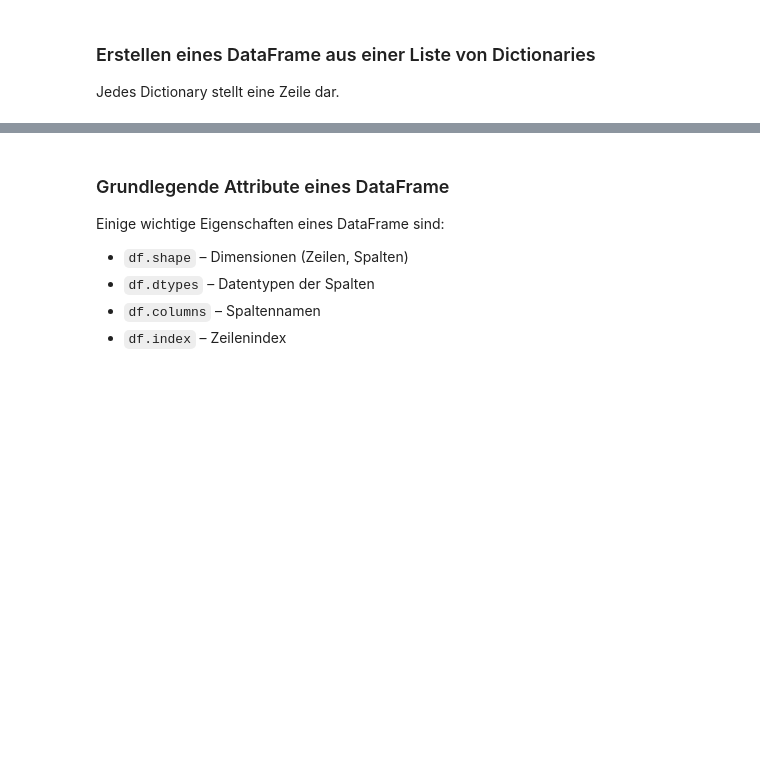
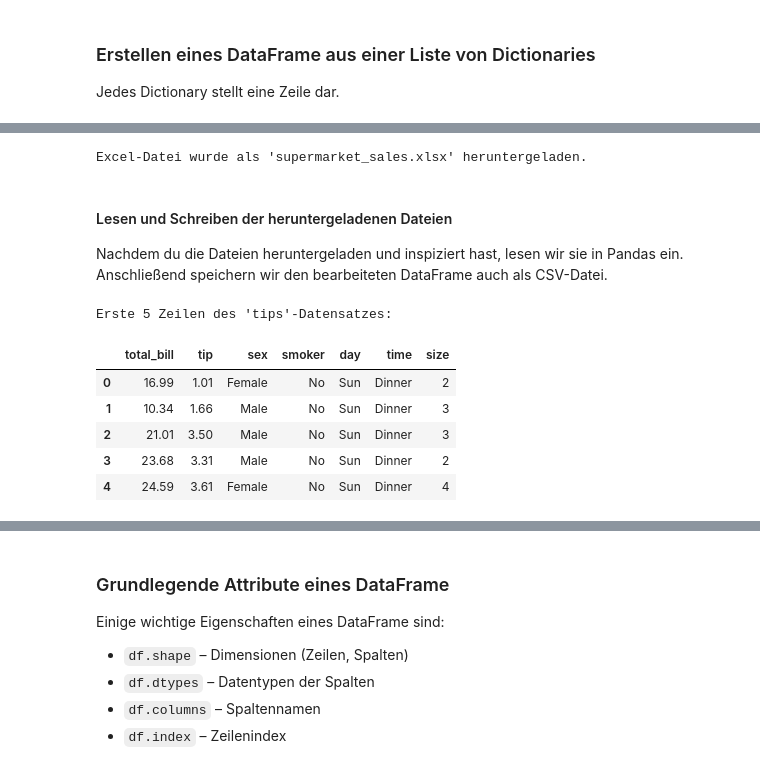
Before and after one commit to hussamalafandi/python-course-3, a Jupyter notebook: day_6/06_pandas.ipynb, the cells around one changed output, grey strips where cells are left out. Saved outputs shown, nothing was run; the diff lists cells and outputs as text; code cells hidden in the pictures; blank space fills up the shorter version.

```diff
--- a/day_6/06_pandas.ipynb
+++ b/day_6/06_pandas.ipynb
@@ -104,0 +148,24 @@ df_csv.to_csv('output.csv', index=False)
+# %%
+url_excel = "https://github.com/plotly/datasets/raw/refs/heads/master/supermarket_sales.xlsx"
+filename_excel = "supermarket_sales.xlsx"
+urllib.request.urlretrieve(url_excel, filename_excel)
+print(f"Excel-Datei wurde als '{filename_excel}' heruntergeladen.")
+# %% [output]
+Excel-Datei wurde als 'supermarket_sales.xlsx' heruntergeladen.
+# %% [markdown]
+#### Lesen und Schreiben der heruntergeladenen Dateien
+
+Nachdem du die Dateien heruntergeladen und inspiziert hast, lesen wir sie in Pandas ein. Anschließend speichern wir den bearbeiteten DataFrame auch als CSV-Datei.
+# %%
+# Lese die heruntergeladene CSV-Datei (tips.csv) ein
+df_tips = pd.read_csv(filename_csv)
+print("Erste 5 Zeilen des 'tips'-Datensatzes:")
+df_tips.head()
+# %% [output]
+Erste 5 Zeilen des 'tips'-Datensatzes:
+|  | total_bill | tip | sex | smoker | day | time | size |
+| 0 | 16.99 | 1.01 | Female | No | Sun | Dinner | 2 |
+| 1 | 10.34 | 1.66 | Male | No | Sun | Dinner | 3 |
+| 2 | 21.01 | 3.50 | Male | No | Sun | Dinner | 3 |
+| 3 | 23.68 | 3.31 | Male | No | Sun | Dinner | 2 |
+| 4 | 24.59 | 3.61 | Female | No | Sun | Dinner | 4 |
```
Also changed, not shown: parts of 40 cells of this notebook.
